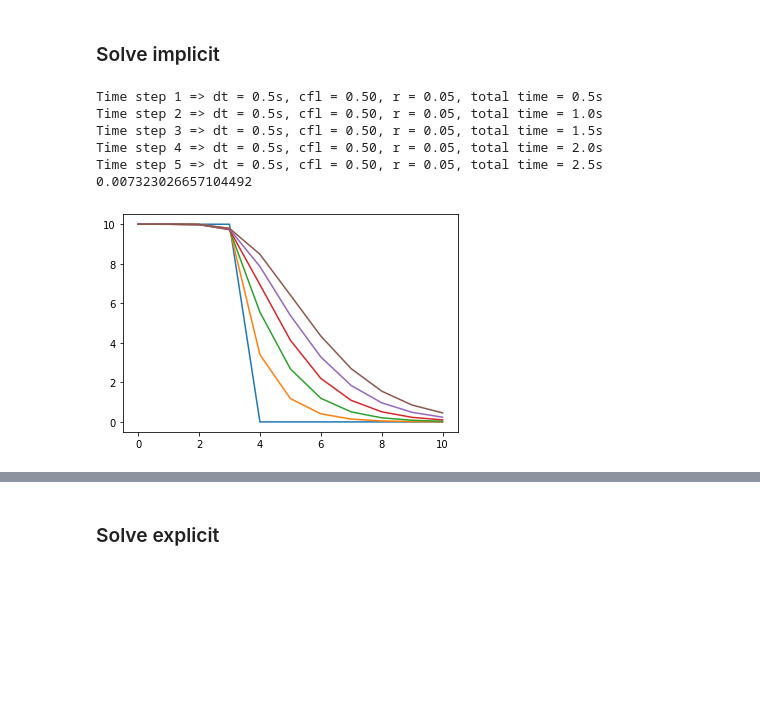
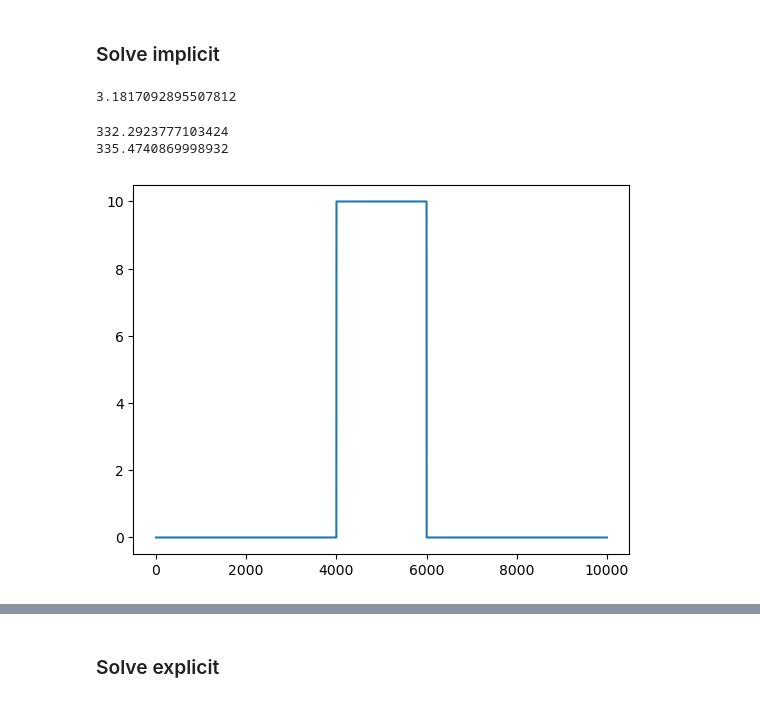
Before and after one commit to viluiz/numpde, a Jupyter notebook: Advection_Diffusion_equation_finite_differences.ipynb, the cells around one changed output, grey strips where cells are left out. Drawn from its saved outputs; the diff is of its cells as text; code cells hidden in the pictures; blank space fills up the shorter version.

```diff
--- a/Advection_Diffusion_equation_finite_differences.ipynb
+++ b/Advection_Diffusion_equation_finite_differences.ipynb
@@ -411,38 +460,49 @@ class AdvectionDiffusion:
 # %% [markdown]
 ### Solve implicit
 # %%
-transport = AdvectionDiffusion(alpha=0.001,
-            velocity = 0.1,
-            dx=0.1,
-            N=11, #110
-            initial_condition =  4*[10.]+3*[0.]+4*[0.], #np.sin(np.linspace(0,2*np.pi,110,endpoint=False)),
+advectiondiffusion = AdvectionDiffusion(alpha=0.1,
+            velocity = 1.0,
+            dx=0.01,
+            N=10000, #110
+            initial_condition =  4000*[0.]+2000*[10.]+4000*[0.], #np.sin(np.linspace(0,2*np.pi,110,endpoint=False)),
             #boundary_type = ['Dirichlet','Neumann'],
             #boundary_type = ['Dirichlet','Dirichlet'],
-            boundary_type = ['Neumann','Neumann'],
-            #boundary_type = ['periodic','periodic'],
+            #boundary_type = ['Neumann','Neumann'],
+            boundary_type = ['periodic','periodic'],
             boundary_values = [0, 0],
             time_integration='implicit',
             space_discretization='upwind')
 # %%
 # Initialize u
 u=[]
-u.append(transport.u_previous.copy())  # Initial condition
+u.append(advectiondiffusion.u_previous.copy())  # Initial condition
+# %%
+start = time.time()
+for _ in range(1):
+    advectiondiffusion.forward(dt=1.0)
+    #u.append(advectiondiffusion.forward(dt=0.5, # seconds
+    #                           #source_term=1*[0.]+9*[0.]+1*[0.]
+    #                           )
+    #        )
+time1 = time.time()-start
+print(time1)
+# %% [output]
+3.1817092895507812
 # %%
 start = time.time()
-for _ in range(5):
-    u.append(transport.forward(dt=0.5, # seconds
-                               #source_term=1*[0.]+9*[0.]+1*[0.]
-                               )
-            )
-print(time.time()-start)
+for _ in range(100):
+    advectiondiffusion.forward(dt=1.0)
+    #u.append(advectiondiffusion.forward(dt=0.5, # seconds
+    #                           #source_term=1*[0.]+9*[0.]+1*[0.]
+    #                           )
+    #        )
+time2 = time.time()-start
+print(time2)
+print(time1+time2)
 plt.plot(np.transpose(u));
 u_imp = u
 # %% [output]
-Time step 1 => dt = 0.5s, cfl = 0.50, r = 0.05, total time = 0.5s
-Time step 2 => dt = 0.5s, cfl = 0.50, r = 0.05, total time = 1.0s
-Time step 3 => dt = 0.5s, cfl = 0.50, r = 0.05, total time = 1.5s
-Time step 4 => dt = 0.5s, cfl = 0.50, r = 0.05, total time = 2.0s
-Time step 5 => dt = 0.5s, cfl = 0.50, r = 0.05, total time = 2.5s
-0.007323026657104492
+332.2923777103424
+335.4740869998932
-[figure, old version]
+[figure, new version]
 # %%
```
Also changed, not shown: parts of 24 cells of this notebook, 19 other files.
